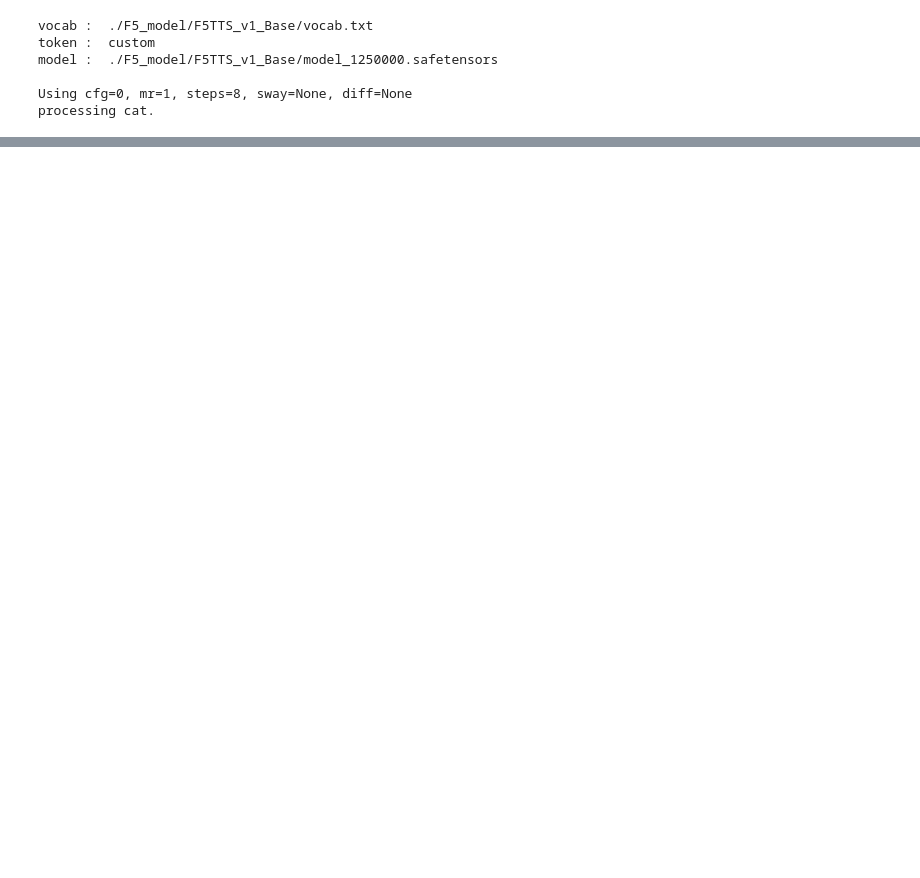
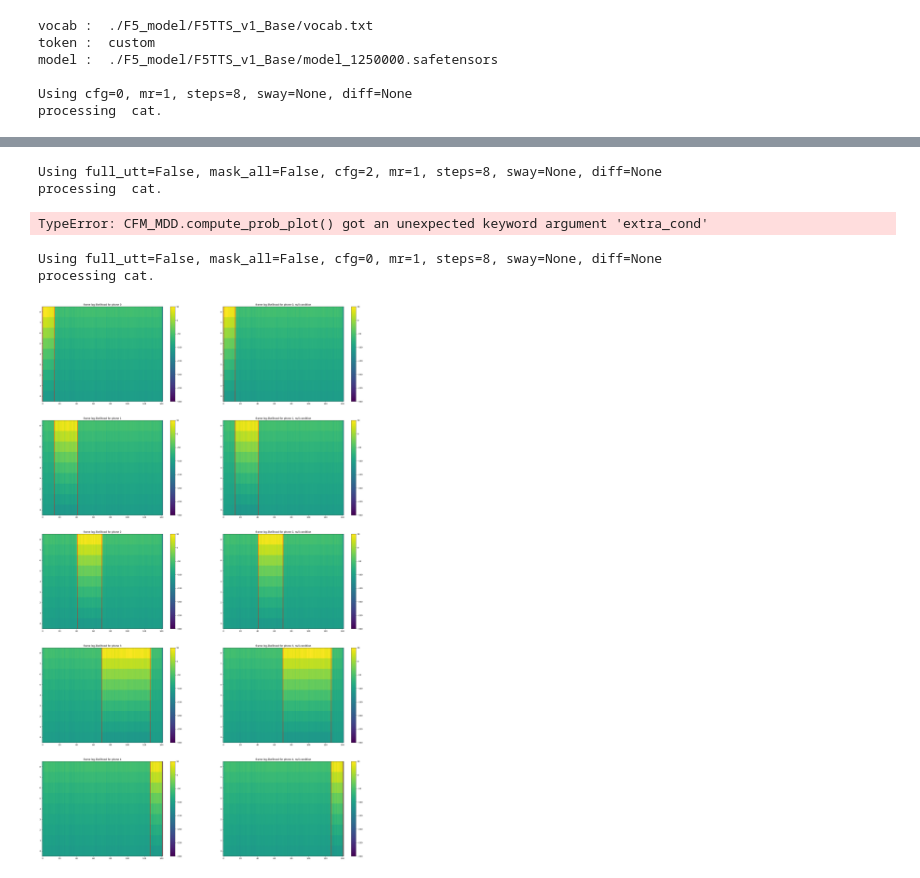
Before and after one commit to frank613/tools-ntnu, a Jupyter notebook: E2-F5-mdd/mdd-cmu/test_forward_sampling_noMask_vs_maskALL.ipynb, the cells around one changed output, grey strips where cells are left out. Saved outputs shown, nothing was run; the diff lists cells and outputs as text; code cells hidden in the pictures; blank space fills up the shorter version.

```diff
--- a/E2-F5-mdd/mdd-cmu/test_forward_sampling_noMask_vs_maskALL.ipynb
+++ b/E2-F5-mdd/mdd-cmu/test_forward_sampling_noMask_vs_maskALL.ipynb
@@ -346,0 +467,65 @@ plt.show()
+# %%
+##backward again
+mel_new = mel_gen.permute(0, 2, 1).squeeze()
+mel_new = mel_new[:,0]
+gop_list, gop_diff_list, mask_plot = batch_process_back(trans, trans, mel_new, cond, pid_seq_sec, model, device)
+
+%matplotlib inline
+def get_segment(mask):
+    l = torch.where(mask == False)[0][0]
+    r = torch.where(mask == False)[0][-1]
+    return l.item(),r.item()
+gop_list = gop_list.cpu()
+gop_diff_list = gop_diff_list.cpu()
+p_num = gop_list.shape[1]
+fig, axes = plt.subplots(p_num,2,figsize=(30, 10*p_num))
+for i in range(p_num):
+    l,r = get_segment(mask_plot[i])
+    im = axes[i,0].imshow(gop_list[:,i,:],cmap='viridis', origin='lower',  aspect='auto', vmin=-300, vmax=50)
+    axes[i,0].axvline(l, color="r")
+    axes[i,0].axvline(r, color="r")
+    axes[i,0].set_title(f"frame log-likelihood for phone {i}")
+    fig.colorbar(im, ax=axes[i,0] )
+    im_diff = axes[i,1].imshow(gop_diff_list[:,i,:], cmap='viridis', origin='lower',  aspect='auto', vmin=-300, vmax=50)
+    axes[i,1].axvline(l, color="r")
+    axes[i,1].axvline(r, color="r")
+    axes[i,1].set_title(f"frame log-likelihood for phone {i}, null-condition")
+    fig.colorbar(im_diff, ax=axes[i,1])
+
+plt.show()
+# %% [output]
+Using full_utt=False, mask_all=False, cfg=2, mr=1, steps=8, sway=None, diff=None
+processing  cat.
+TypeError: CFM_MDD.compute_prob_plot() got an unexpected keyword argument 'extra_cond'
+# %%
+mel_new_null = mel_gen_null.permute(0, 2, 1).squeeze()
+mel_new_null = mel_new_null[0]
+gop_list, gop_diff_list, mask_plot = batch_process_back("test", trans, mel_new_null, pid_seq_sec, model, device)
+
+%matplotlib inline
+def get_segment(mask):
+    l = torch.where(mask == False)[0][0]
+    r = torch.where(mask == False)[0][-1]
+    return l.item(),r.item()
+gop_list = gop_list.cpu()
+gop_diff_list = gop_diff_list.cpu()
+p_num = gop_list.shape[1]
+fig, axes = plt.subplots(p_num,2,figsize=(30, 10*p_num))
+for i in range(p_num):
+    l,r = get_segment(mask_plot[i])
+    im = axes[i,0].imshow(gop_list[:,i,:],cmap='viridis', origin='lower',  aspect='auto', vmin=-300, vmax=50)
+    axes[i,0].axvline(l, color="r")
+    axes[i,0].axvline(r, color="r")
+    axes[i,0].set_title(f"frame log-likelihood for phone {i}")
+    fig.colorbar(im, ax=axes[i,0] )
+    im_diff = axes[i,1].imshow(gop_diff_list[:,i,:], cmap='viridis', origin='lower',  aspect='auto', vmin=-300, vmax=50)
+    axes[i,1].axvline(l, color="r")
+    axes[i,1].axvline(r, color="r")
+    axes[i,1].set_title(f"frame log-likelihood for phone {i}, null-condition")
+    fig.colorbar(im_diff, ax=axes[i,1])
+
+plt.show()
+# %% [output]
+Using full_utt=False, mask_all=False, cfg=0, mr=1, steps=8, sway=None, diff=None
+processing cat.
+[figure, added]
```
Also changed, not shown: parts of 5 cells of this notebook, 25 other files.
